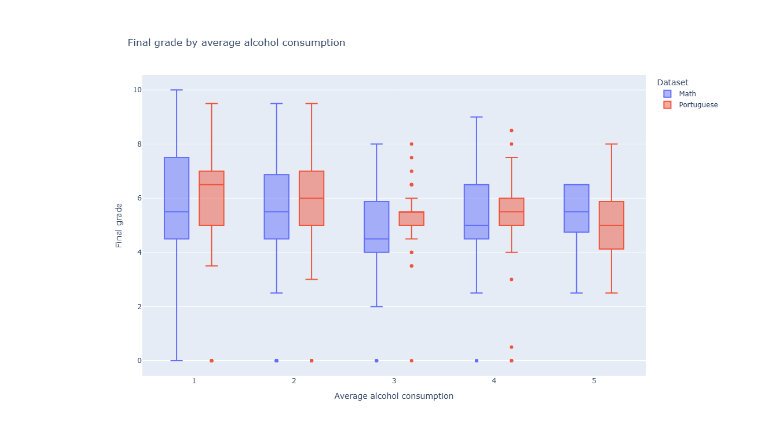
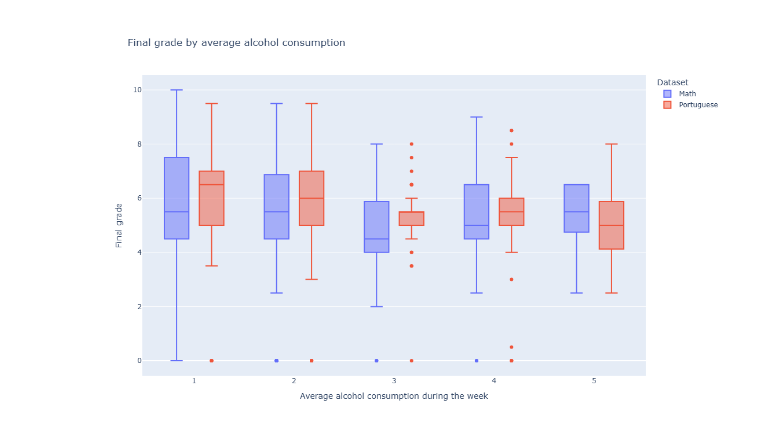
Before and after one commit to ianv06/info-vis-5b, a Jupyter notebook: plots/alcohol_consumption_plot.ipynb, the cells around one changed output. Drawn from its saved outputs; the diff is of its cells as text; code cells hidden in the pictures.

Commit message:
Updated alcholo consumption plot

```diff
--- a/plots/alcohol_consumption_plot.ipynb
+++ b/plots/alcohol_consumption_plot.ipynb
@@ -2,10 +2,10 @@
 import pandas as pd
 import plotly.express as px
 
-df3_mat = pd.read_csv("student-mat.csv", sep=",")
+df3_mat = pd.read_csv("plots/student-mat.csv", sep=",")
 df3_mat["G3"] = df3_mat["G3"] / 2
 df3_mat = df3_mat[["Walc", "Dalc", "G3"]]
-df3_por = pd.read_csv("student-por.csv", sep=",")
+df3_por = pd.read_csv("plots/student-por.csv", sep=",")
 df3_por["G3"] = df3_por["G3"] / 2
 df3_por = df3_por[["Walc", "Dalc", "G3"]]
 # %%
@@ -100,32 +32,32 @@ df3_mat["Alcohol"] = ((df3_mat["Dalc"] + df3_mat["Walc"]) / 2).round()
 df3_por["Alcohol"] = ((df3_por["Dalc"] + df3_por["Walc"]) / 2).round()
 
 # Dataset-label toevoegen
 mat = df3_mat.copy()
 mat["Dataset"] = "Math"
 
 por = df3_por.copy()
 por["Dataset"] = "Portuguese"
 
 # Samenvoegen
 df_all = pd.concat([mat, por], ignore_index=True)
 
 fig = px.box(
     df_all,
     x="Alcohol",
     y="G3",
     color="Dataset",
     labels={
-        "Alcohol": "Average alcohol consumption",
+        "Alcohol": "Average alcohol consumption during the week",
         "G3": "Final grade"
     },
     title="Final grade by average alcohol consumption"
 )
 
 fig.update_layout(
     width=1000,
     height=700
 )
 
 fig.show()
 # %% [output]
-[figure, old version]
+[figure, new version]
```
Also changed, not shown: parts of 3 cells of this notebook, 32 other files.
